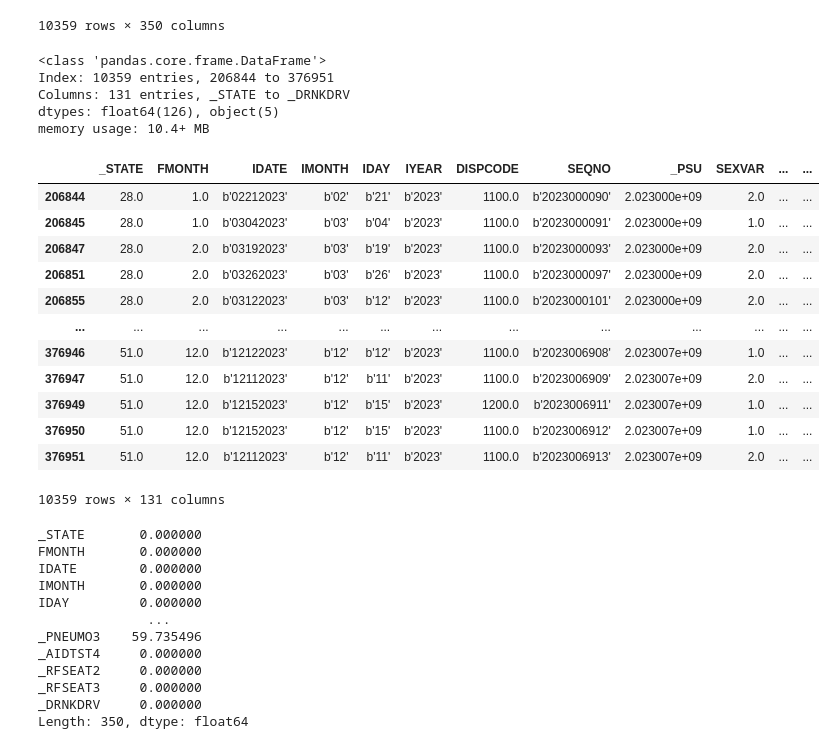
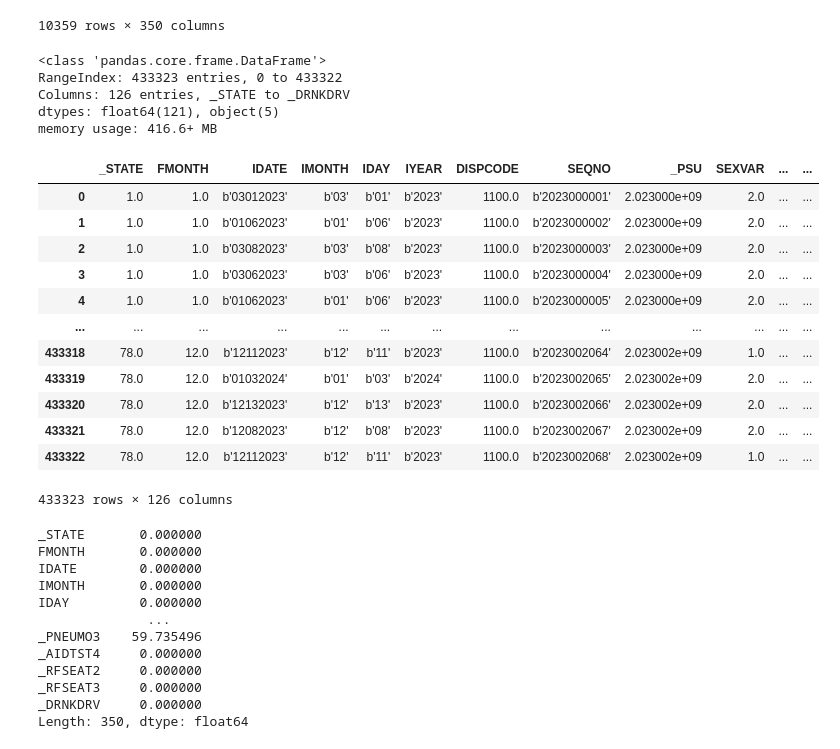
Before and after one commit to EdCarlos-dev/riskPredictionDeseases, a Jupyter notebook: dev/notebooks/dataTreatment_400_k_samples.ipynb, the cells around one changed output. Cells and saved outputs as stored; diff of their text form; code cells hidden in the pictures.

```diff
--- a/dev/notebooks/dataTreatment_400_k_samples.ipynb
+++ b/dev/notebooks/dataTreatment_400_k_samples.ipynb
@@ -1569,42 +1622,45 @@ df_brfss_2023_csv_copy
 | 376951 | 51.0 | 12.0 | b'12112023' | b'12' | b'11' | b'2023' | 1100.0 | b'2023006913' | 2.023007e+09 | NaN | ... | ... |
 10359 rows × 350 columns
 # %%
+import pandas as pd
+import os
 # Aplicar seleção de variáveis com menos de 25 % de missing após filtrar o Heart Attack and Stroke
-df_brfss_2023_filtered_columns_csv = df_brfss_2023_csv_copy.copy()
+df_brfss_2023_filtered_columns_csv = pd.read_csv(f"{notebook_dir_project_predict}data{os.sep}intermediate{os.sep}2023{os.sep}brfss_2023.csv")
+# df_brfss_2023_filtered_columns_csv = df_brfss_2023_csv_copy.copy()
 
 # Calcular o percentual de valores nulos por coluna
 percentual_na = df_brfss_2023_filtered_columns_csv.isnull().mean() * 100
 
-# Selecionar colunas com menos de 25% de valores nulos - usar < 25
-colunas_boas = percentual_na[percentual_na == 0].index
+# Selecionar colunas com menos de 30% de valores nulos - usar < 25
+colunas_boas = percentual_na[percentual_na  < 10 ].index
 
 # Criar novo DataFrame apenas com essas colunas
 df_brfss_2023_csv_filtered = df_brfss_2023_filtered_columns_csv[colunas_boas]
 
 # Exibir informações do DataFrame filtrado
 df_brfss_2023_csv_filtered.info()
 
 # Exibir o DataFrame
 df_brfss_2023_csv_filtered
 # %% [output]
 <class 'pandas.core.frame.DataFrame'>
-Index: 10359 entries, 206844 to 376951
-Columns: 131 entries, _STATE to _DRNKDRV
-dtypes: float64(126), object(5)
-memory usage: 10.4+ MB
+RangeIndex: 433323 entries, 0 to 433322
+Columns: 126 entries, _STATE to _DRNKDRV
+dtypes: float64(121), object(5)
+memory usage: 416.6+ MB
 |  | _STATE | FMONTH | IDATE | IMONTH | IDAY | IYEAR | DISPCODE | SEQNO | _PSU | SEXVAR | ... | ... |
-| 206844 | 28.0 | 1.0 | b'02212023' | b'02' | b'21' | b'2023' | 1100.0 | b'2023000090' | 2.023000e+09 | 2.0 | ... | ... |
-| 206845 | 28.0 | 1.0 | b'03042023' | b'03' | b'04' | b'2023' | 1100.0 | b'2023000091' | 2.023000e+09 | 1.0 | ... | ... |
-| 206847 | 28.0 | 2.0 | b'03192023' | b'03' | b'19' | b'2023' | 1100.0 | b'2023000093' | 2.023000e+09 | 2.0 | ... | ... |
-| 206851 | 28.0 | 2.0 | b'03262023' | b'03' | b'26' | b'2023' | 1100.0 | b'2023000097' | 2.023000e+09 | 2.0 | ... | ... |
-| 206855 | 28.0 | 2.0 | b'03122023' | b'03' | b'12' | b'2023' | 1100.0 | b'2023000101' | 2.023000e+09 | 2.0 | ... | ... |
+| 0 | 1.0 | 1.0 | b'03012023' | b'03' | b'01' | b'2023' | 1100.0 | b'2023000001' | 2.023000e+09 | 2.0 | ... | ... |
+| 1 | 1.0 | 1.0 | b'01062023' | b'01' | b'06' | b'2023' | 1100.0 | b'2023000002' | 2.023000e+09 | 2.0 | ... | ... |
+| 2 | 1.0 | 1.0 | b'03082023' | b'03' | b'08' | b'2023' | 1100.0 | b'2023000003' | 2.023000e+09 | 2.0 | ... | ... |
+| 3 | 1.0 | 1.0 | b'03062023' | b'03' | b'06' | b'2023' | 1100.0 | b'2023000004' | 2.023000e+09 | 2.0 | ... | ... |
+| 4 | 1.0 | 1.0 | b'01062023' | b'01' | b'06' | b'2023' | 1100.0 | b'2023000005' | 2.023000e+09 | 2.0 | ... | ... |
 | ... | ... | ... | ... | ... | ... | ... | ... | ... | ... | ... | ... | ... |
-| 376946 | 51.0 | 12.0 | b'12122023' | b'12' | b'12' | b'2023' | 1100.0 | b'2023006908' | 2.023007e+09 | 1.0 | ... | ... |
-| 376947 | 51.0 | 12.0 | b'12112023' | b'12' | b'11' | b'2023' | 1100.0 | b'2023006909' | 2.023007e+09 | 2.0 | ... | ... |
-| 376949 | 51.0 | 12.0 | b'12152023' | b'12' | b'15' | b'2023' | 1200.0 | b'2023006911' | 2.023007e+09 | 1.0 | ... | ... |
-| 376950 | 51.0 | 12.0 | b'12152023' | b'12' | b'15' | b'2023' | 1100.0 | b'2023006912' | 2.023007e+09 | 1.0 | ... | ... |
-| 376951 | 51.0 | 12.0 | b'12112023' | b'12' | b'11' | b'2023' | 1100.0 | b'2023006913' | 2.023007e+09 | 2.0 | ... | ... |
+| 433318 | 78.0 | 12.0 | b'12112023' | b'12' | b'11' | b'2023' | 1100.0 | b'2023002064' | 2.023002e+09 | 1.0 | ... | ... |
+| 433319 | 78.0 | 12.0 | b'01032024' | b'01' | b'03' | b'2024' | 1100.0 | b'2023002065' | 2.023002e+09 | 2.0 | ... | ... |
+| 433320 | 78.0 | 12.0 | b'12132023' | b'12' | b'13' | b'2023' | 1100.0 | b'2023002066' | 2.023002e+09 | 2.0 | ... | ... |
+| 433321 | 78.0 | 12.0 | b'12082023' | b'12' | b'08' | b'2023' | 1100.0 | b'2023002067' | 2.023002e+09 | 2.0 | ... | ... |
+| 433322 | 78.0 | 12.0 | b'12112023' | b'12' | b'11' | b'2023' | 1100.0 | b'2023002068' | 2.023002e+09 | 1.0 | ... | ... |
-10359 rows × 131 columns
+433323 rows × 126 columns
 # %%
 percentual_na
 # %% [output]
```
Also changed, not shown: parts of 5 cells of this notebook.
